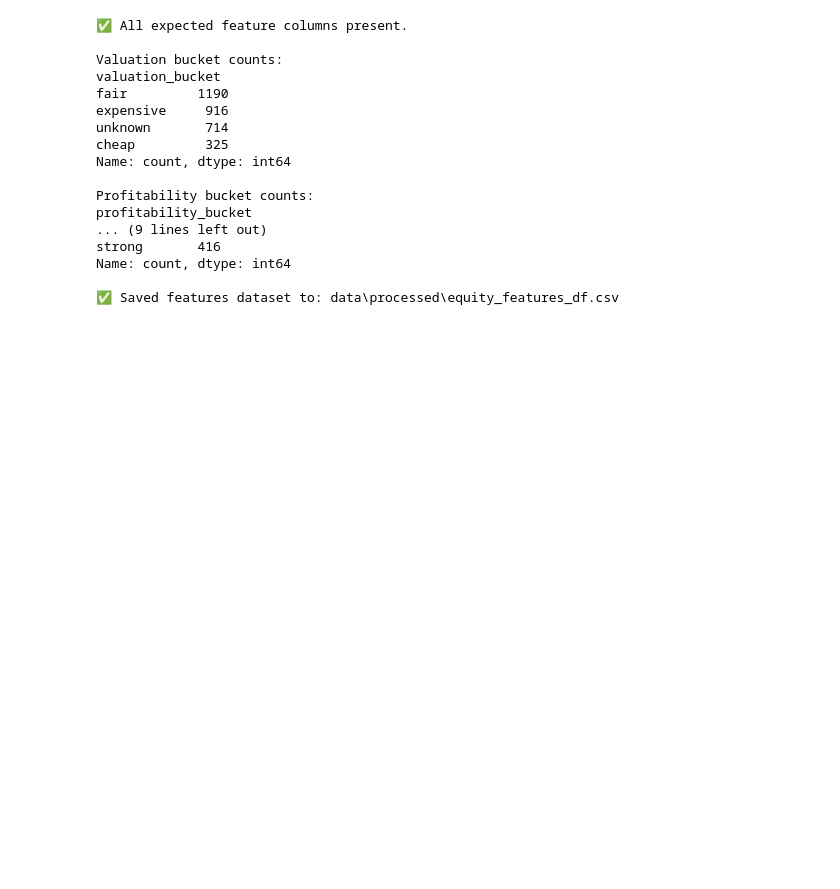
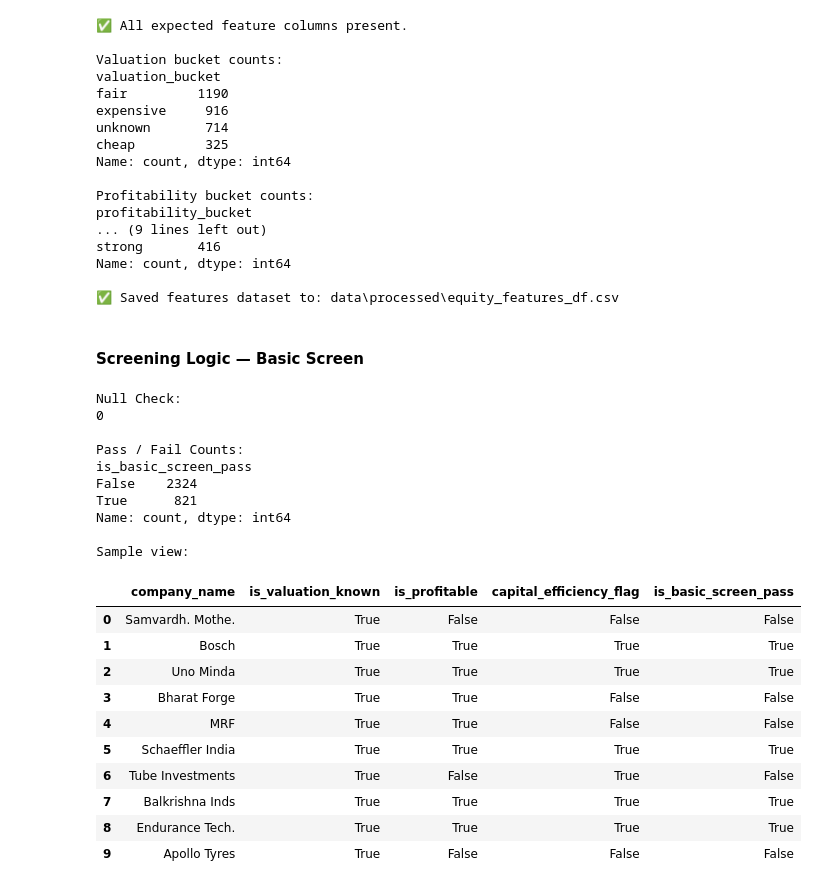
Before and after one commit to dirumisra/equity-fundamentals-analytics, a Jupyter notebook: equity-fundamentals-analytics/notebooks/dev/02_feature_engineering.ipynb, the cells around one changed output. Cells and saved outputs as stored; diff of their text form; code cells hidden in the pictures; blank space fills up the shorter version.

```diff
--- a/equity-fundamentals-analytics/notebooks/dev/02_feature_engineering.ipynb
+++ b/equity-fundamentals-analytics/notebooks/dev/02_feature_engineering.ipynb
@@ -425,3 +425,77 @@ strong       416
 Name: count, dtype: int64
 
 ✅ Saved features dataset to: data\processed\equity_features_df.csv
+# %% [markdown]
+#### **Screening Logic — Basic Screen**
+# %%
+# -------------------------------------------
+# Screening Logic — Basic Screen
+# -------------------------------------------
+
+# Business rule:
+# A company passes the basic screen if it satisfies the following conditions:
+# 1. The company's valuation is known.
+# 2. The company is profitable (i.e., has positive profits).
+# 3. The company's capital efficiency is considered acceptable.
+
+# We create a new column `is_basic_screen_pass` in the `equity_features_df` DataFrame
+# that will hold a boolean value (True or False) depending on whether the company
+# meets the conditions for passing the basic screen.
+
+# The following conditions are checked:
+# - `is_valuation_known`: If the company's valuation is available (True if known, False if unknown).
+# - `is_profitable`: If the company is profitable (True if profitable, False if not).
+# - `capital_efficiency_flag`: If the company's capital efficiency is acceptable (True if acceptable, False if not).
+
+# The result is the logical AND operation across all three conditions.
+# If all three conditions are True, the company passes the basic screen (is_basic_screen_pass = True).
+# If any condition is False, the company fails the basic screen (is_basic_screen_pass = False).
+
+equity_features_df["is_basic_screen_pass"] = (
+    equity_features_df["is_valuation_known"] &  # Check if valuation is known
+    equity_features_df["is_profitable"] &       # Check if company is profitable
+    equity_features_df["capital_efficiency_flag"]  # Check if capital efficiency is acceptable
+)
+
+# -------------------------------------------
+# Validations
+# -------------------------------------------
+
+print("Null Check:")
+print(equity_features_df["is_basic_screen_pass"].isna().sum())
+
+print("\nPass / Fail Counts:")
+print(equity_features_df["is_basic_screen_pass"].value_counts())
+
+print("\nSample view:")
+equity_features_df[
+    [
+        "company_name",
+        "is_valuation_known",
+        "is_profitable",
+        "capital_efficiency_flag",
+        "is_basic_screen_pass"
+    ]
+].head(10)
+# %% [output]
+Null Check:
+0
+
+Pass / Fail Counts:
+is_basic_screen_pass
+False    2324
+True      821
+Name: count, dtype: int64
+
+Sample view:
+|  | company_name | is_valuation_known | is_profitable | capital_efficiency_flag | is_basic_screen_pass |
+| 0 | Samvardh. Mothe. | True | False | False | False |
+| 1 | Bosch | True | True | True | True |
+| 2 | Uno Minda | True | True | True | True |
+| 3 | Bharat Forge | True | True | False | False |
+| 4 | MRF | True | True | False | False |
+| 5 | Schaeffler India | True | True | True | True |
+| 6 | Tube Investments | True | False | True | False |
+| 7 | Balkrishna Inds | True | True | True | True |
+| 8 | Endurance Tech. | True | True | True | True |
+| 9 | Apollo Tyres | True | False | False | False |
```
Also changed, not shown: parts of 6 cells of this notebook, 4 other files.
